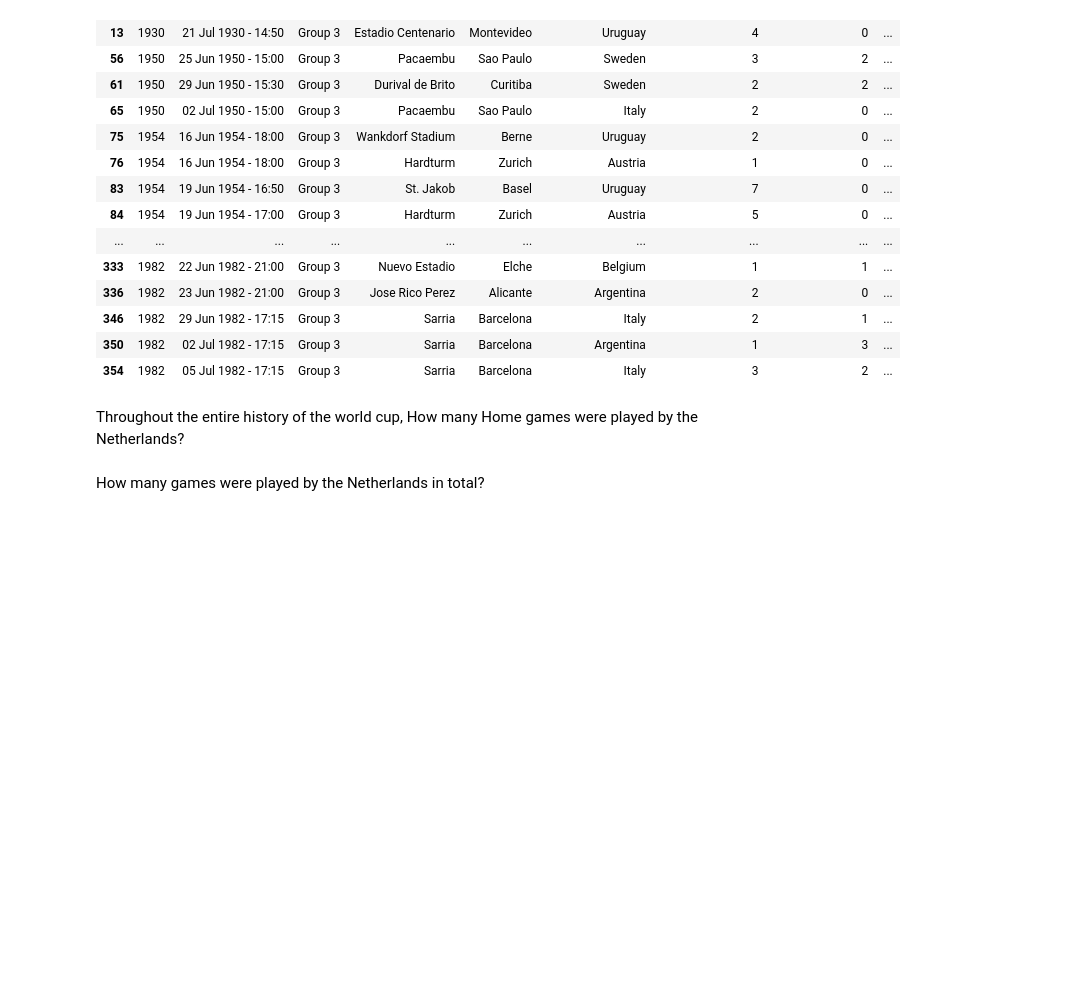
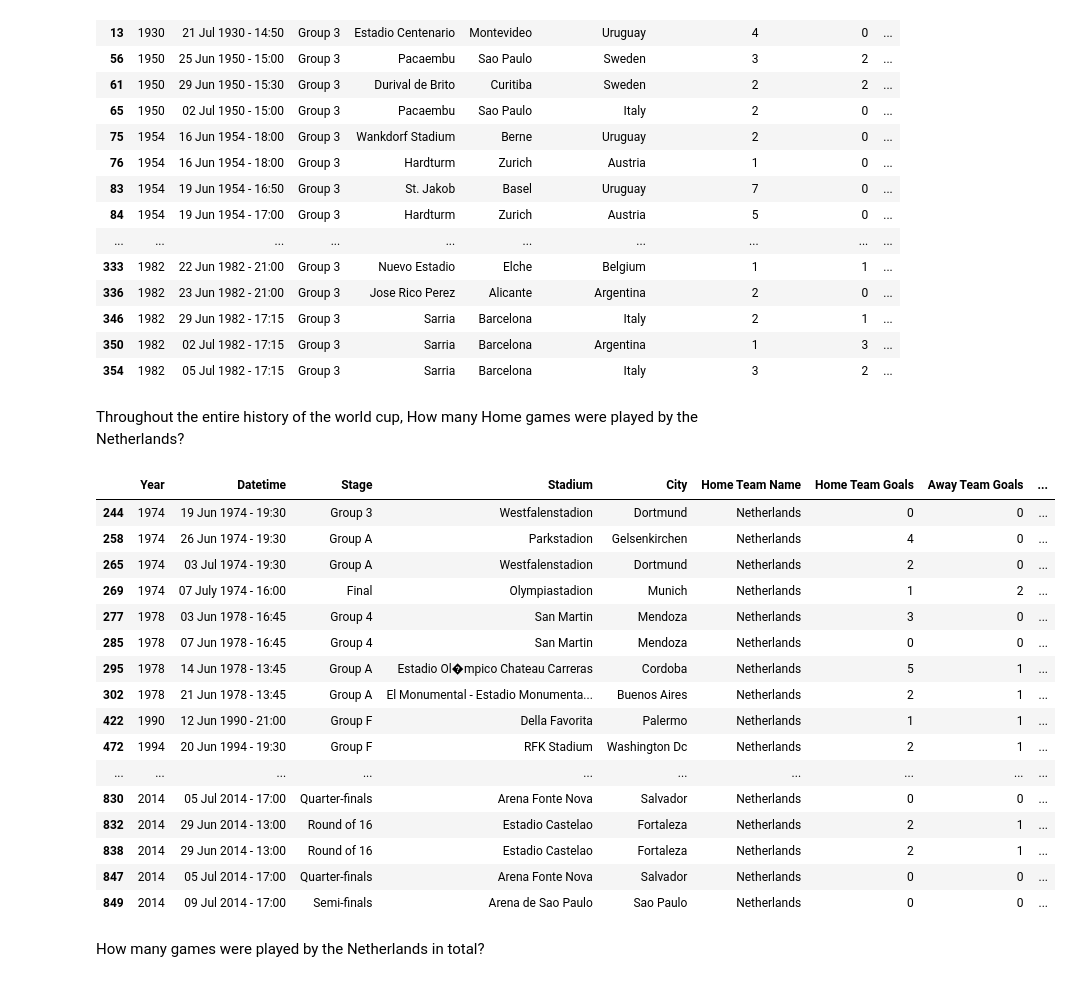
Before and after one commit to powergascan/dsc-accessing-data-with-pandas-lab-dc-ds-071519, a Jupyter notebook: index.ipynb, the cells around one changed output. Drawn from its saved outputs; the diff is of its cells as text; code cells hidden in the pictures; blank space fills up the shorter version.

```diff
--- a/index.ipynb
+++ b/index.ipynb
@@ -152,7 +152,25 @@ wc_match[(wc_match['Stage'].str.contains("3"))]
 # %% [markdown]
 Throughout the entire history of the world cup, How many Home games were played by the Netherlands?
 # %%
-wc_match[(wc_match['Home Team Nam'].str.contains("3"))]
+wc_match[(wc_match['Home Team Name'].str.contains("Netherlands"))]
+# %% [output]
+|  | Year | Datetime | Stage | Stadium | City | Home Team Name | Home Team Goals | Away Team Goals | ... |
+| 244 | 1974 | 19 Jun 1974 - 19:30 | Group 3 | Westfalenstadion | Dortmund | Netherlands | 0 | 0 | ... |
+| 258 | 1974 | 26 Jun 1974 - 19:30 | Group A | Parkstadion | Gelsenkirchen | Netherlands | 4 | 0 | ... |
+| 265 | 1974 | 03 Jul 1974 - 19:30 | Group A | Westfalenstadion | Dortmund | Netherlands | 2 | 0 | ... |
+| 269 | 1974 | 07 July 1974 - 16:00 | Final | Olympiastadion | Munich | Netherlands | 1 | 2 | ... |
+| 277 | 1978 | 03 Jun 1978 - 16:45 | Group 4 | San Martin | Mendoza | Netherlands | 3 | 0 | ... |
+| 285 | 1978 | 07 Jun 1978 - 16:45 | Group 4 | San Martin | Mendoza | Netherlands | 0 | 0 | ... |
+| 295 | 1978 | 14 Jun 1978 - 13:45 | Group A | Estadio Ol�mpico Chateau Carreras | Cordoba | Netherlands | 5 | 1 | ... |
+| 302 | 1978 | 21 Jun 1978 - 13:45 | Group A | El Monumental - Estadio Monumenta... | Buenos Aires | Netherlands | 2 | 1 | ... |
+| 422 | 1990 | 12 Jun 1990 - 21:00 | Group F | Della Favorita | Palermo | Netherlands | 1 | 1 | ... |
+| 472 | 1994 | 20 Jun 1994 - 19:30 | Group F | RFK Stadium | Washington Dc | Netherlands | 2 | 1 | ... |
+| ... | ... | ... | ... | ... | ... | ... | ... | ... | ... |
+| 830 | 2014 | 05 Jul 2014 - 17:00 | Quarter-finals | Arena Fonte Nova | Salvador | Netherlands | 0 | 0 | ... |
+| 832 | 2014 | 29 Jun 2014 - 13:00 | Round of 16 | Estadio Castelao | Fortaleza | Netherlands | 2 | 1 | ... |
+| 838 | 2014 | 29 Jun 2014 - 13:00 | Round of 16 | Estadio Castelao | Fortaleza | Netherlands | 2 | 1 | ... |
+| 847 | 2014 | 05 Jul 2014 - 17:00 | Quarter-finals | Arena Fonte Nova | Salvador | Netherlands | 0 | 0 | ... |
+| 849 | 2014 | 09 Jul 2014 - 17:00 | Semi-finals | Arena de Sao Paulo | Sao Paulo | Netherlands | 0 | 0 | ... |
 # %% [markdown]
 How many games were played by the Netherlands in total?
 # %% [markdown]
```
